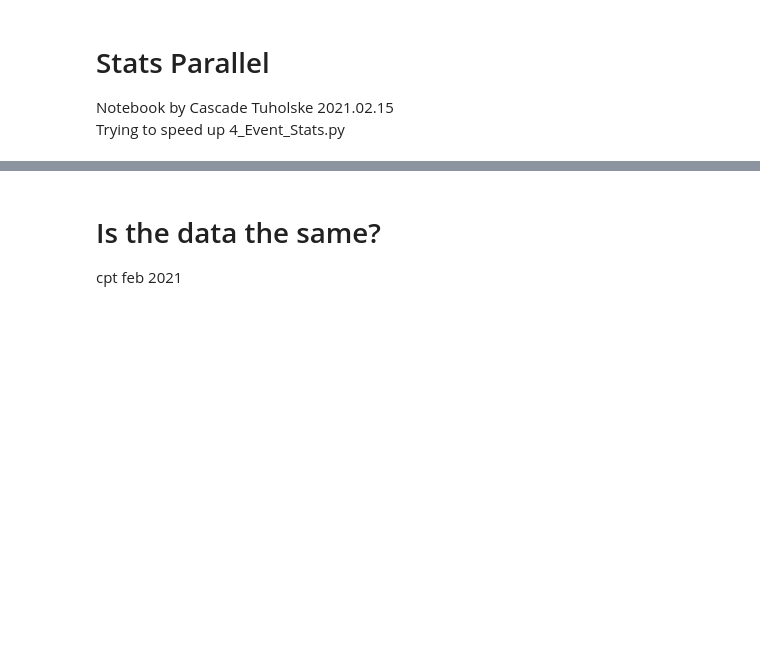
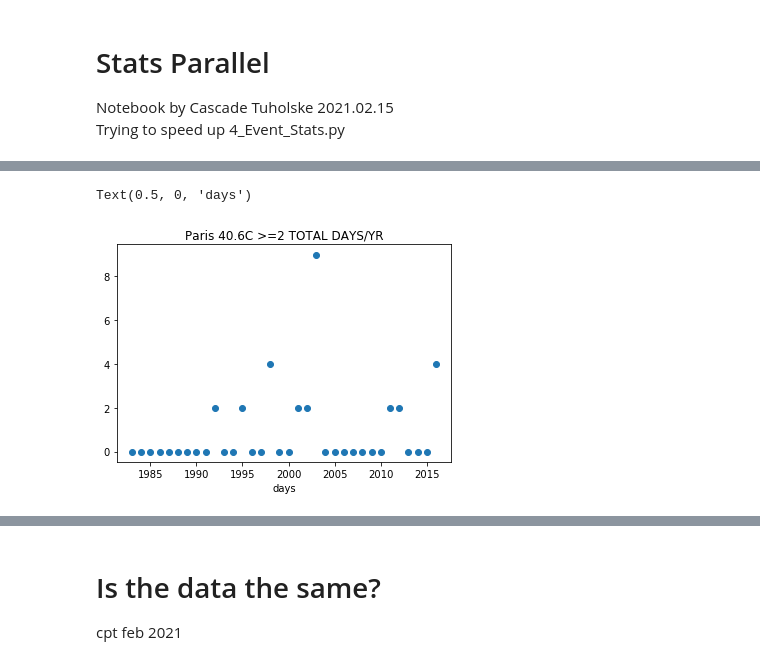
Before and after one commit to ecohydro/GlobalUrbanHeat, a Jupyter notebook: src/cpt_Stats_parallel.ipynb, the cells around one changed output, grey strips where cells are left out. Drawn from its saved outputs; the diff is of its cells as text; code cells hidden in the pictures; blank space fills up the shorter version.

```diff
--- a/src/cpt_Stats_parallel.ipynb
+++ b/src/cpt_Stats_parallel.ipynb
@@ -33,0 +37,13 @@ fns
+# %%
+df = pd.read_json(path+'HI406_2D_EXP.json', orient = 'split')
+fn_nm = '/home/cascade/projects/UrbanHeat/data/processed/PNAS-DATA-v1/AllDATA-GHS-ERA5-HI406-PDAYS.csv'
+df1 = pd.read_csv(fn_nm)
+# %%
+city = 2046 #9691
+nm = 'Paris' #Kolkata
+plt.scatter(df[df['ID_HDC_G0'] == city]['year'],df[df['ID_HDC_G0'] == city]['tot_days'])
+plt.title(nm+' 40.6C >=2 TOTAL DAYS/YR')
+plt.xlabel('days')
+# %% [output]
+Text(0.5, 0, 'days')
+[figure, added]
```
Also changed, not shown: parts of 19 cells of this notebook, 4 other files.
